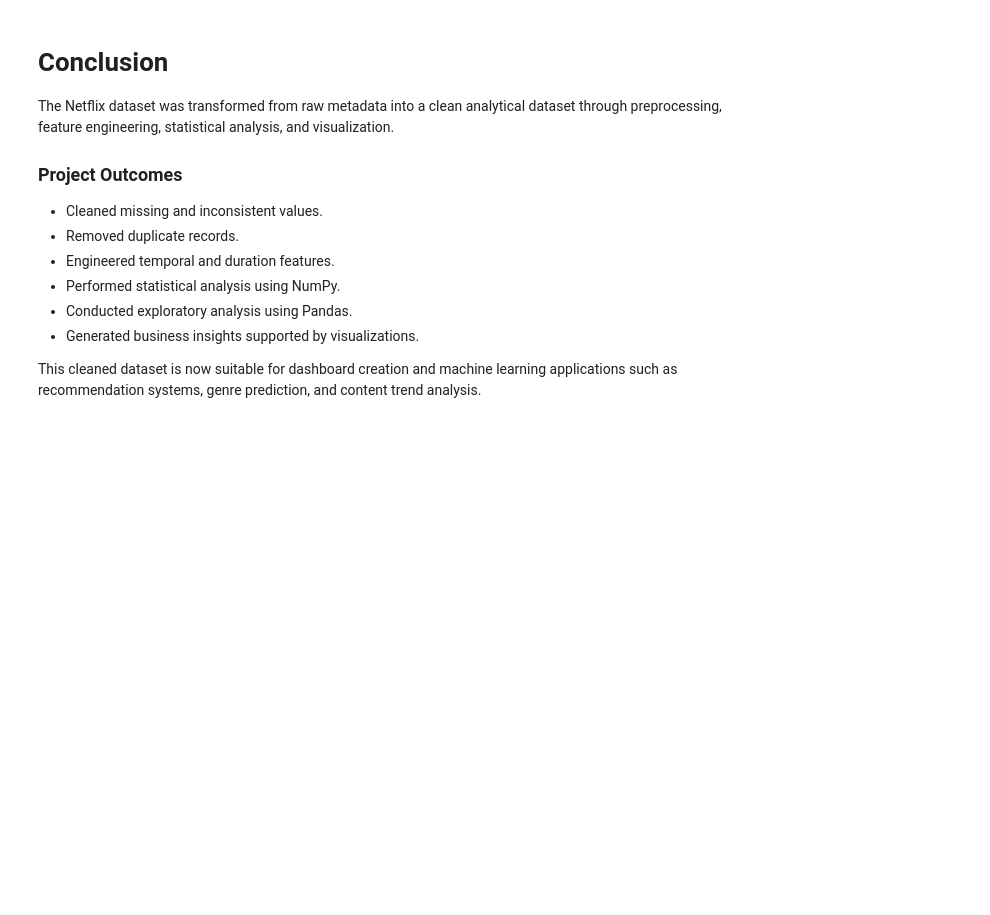
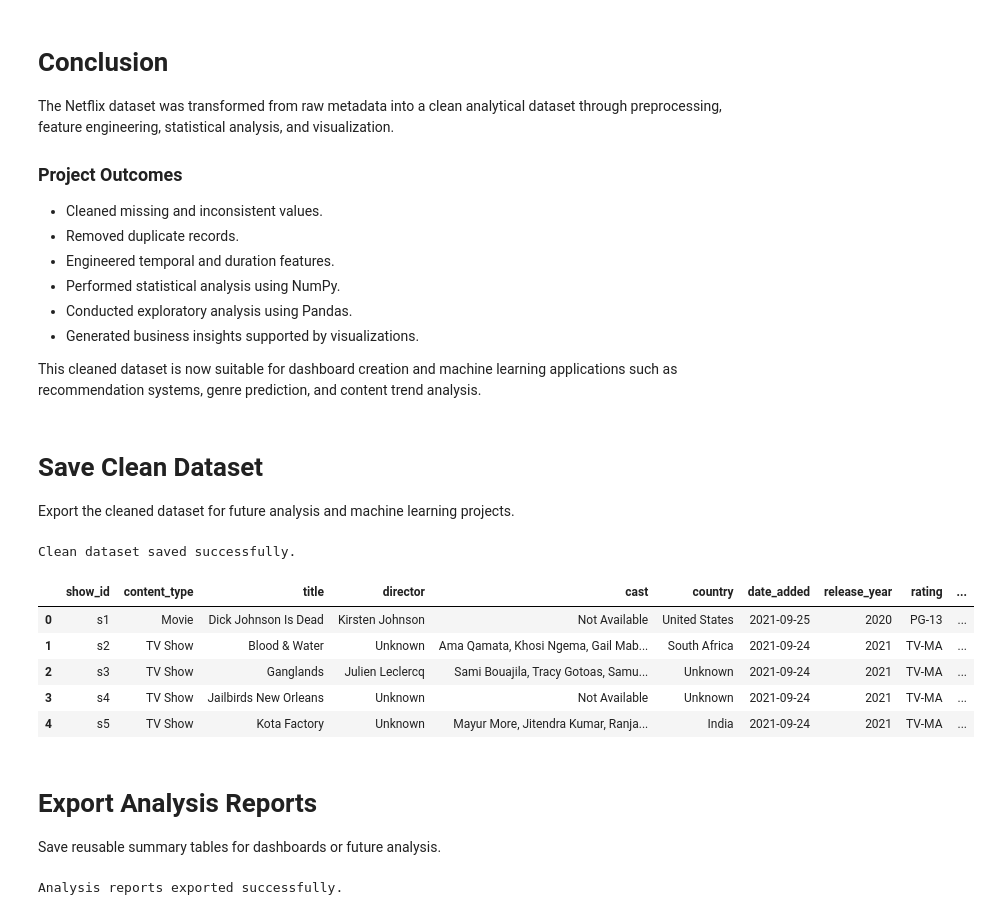
Before and after one commit to Altamash8055/Netflix-EDA-NumPy-Pandas, a Jupyter notebook: notebooks/Netflix_EDA_NumPy_Pandas.ipynb, the cells around one changed output. Cells and saved outputs as stored; diff of their text form; code cells hidden in the pictures; blank space fills up the shorter version.

Commit message:
Add README, export cleaned dataset, and save analysis reports

```diff
--- a/notebooks/Netflix_EDA_NumPy_Pandas.ipynb
+++ b/notebooks/Netflix_EDA_NumPy_Pandas.ipynb
@@ -1902,3 +1902,59 @@ The Netflix dataset was transformed from raw metadata into a clean analytical da
 - Generated business insights supported by visualizations.
 
 This cleaned dataset is now suitable for dashboard creation and machine learning applications such as recommendation systems, genre prediction, and content trend analysis.
+# %% [markdown]
+# Save Clean Dataset
+
+Export the cleaned dataset for future analysis and machine learning projects.
+# %%
+# Save cleaned dataset
+
+df.to_csv(
+    "../data/netflix_cleaned.csv",
+    index=False
+)
+
+print("Clean dataset saved successfully.")
+# %% [output]
+Clean dataset saved successfully.
+# %%
+clean_df = pd.read_csv("../data/netflix_cleaned.csv")
+
+clean_df.head()
+# %% [output]
+|  | show_id | content_type | title | director | cast | country | date_added | release_year | rating | ... |
+| 0 | s1 | Movie | Dick Johnson Is Dead | Kirsten Johnson | Not Available | United States | 2021-09-25 | 2020 | PG-13 | ... |
+| 1 | s2 | TV Show | Blood & Water | Unknown | Ama Qamata, Khosi Ngema, Gail Mab... | South Africa | 2021-09-24 | 2021 | TV-MA | ... |
+| 2 | s3 | TV Show | Ganglands | Julien Leclercq | Sami Bouajila, Tracy Gotoas, Samu... | Unknown | 2021-09-24 | 2021 | TV-MA | ... |
+| 3 | s4 | TV Show | Jailbirds New Orleans | Unknown | Not Available | Unknown | 2021-09-24 | 2021 | TV-MA | ... |
+| 4 | s5 | TV Show | Kota Factory | Unknown | Mayur More, Jitendra Kumar, Ranja... | India | 2021-09-24 | 2021 | TV-MA | ... |
+# %% [markdown]
+# Export Analysis Reports
+
+Save reusable summary tables for dashboards or future analysis.
+# %%
+# Save reports
+
+missing_report.to_csv(
+    "../outputs/missing_values_report.csv",
+    index=False
+)
+
+country_analysis.to_csv(
+    "../outputs/country_analysis.csv",
+    index=False
+)
+
+year_analysis.to_csv(
+    "../outputs/yearly_content.csv",
+    index=False
+)
+
+business_insights.to_csv(
+    "../outputs/business_insights.csv",
+    index=False
+)
+
+print("Analysis reports exported successfully.")
+# %% [output]
+Analysis reports exported successfully.
```
Also changed, not shown: 3 other files.
